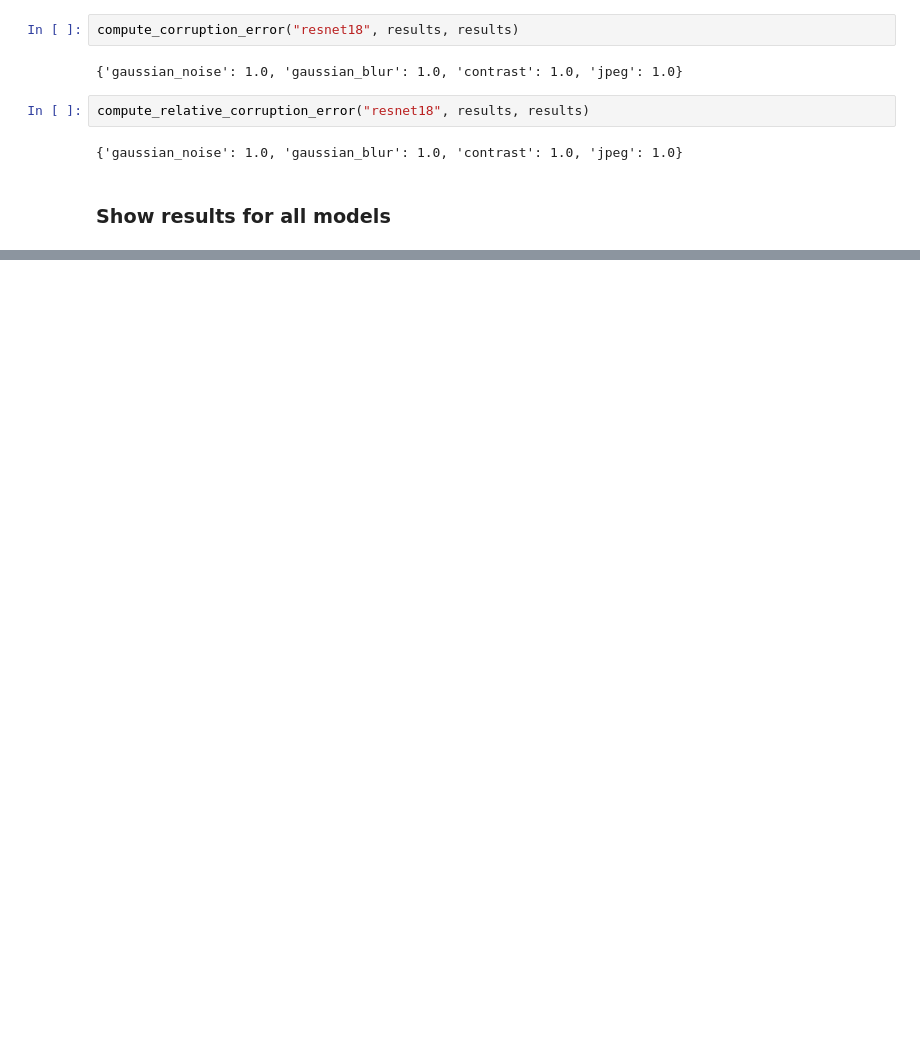
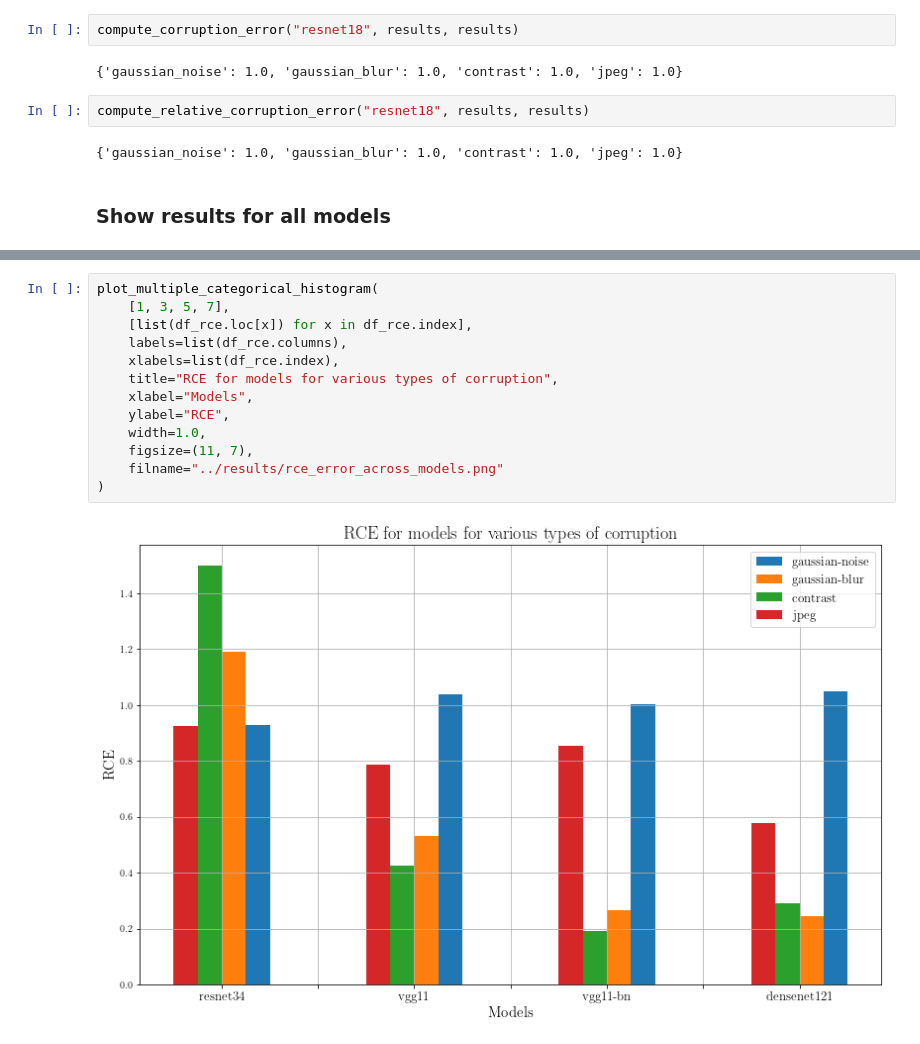
Before and after one commit to bpiyush/DL1Labs, a Jupyter notebook: assignment_2_13677640/part1/test_notebooks/visualize_results.ipynb, the cells around one changed output, grey strips where cells are left out. Cells and saved outputs as stored; diff of their text form; blank space fills up the shorter version.

```diff
--- a/assignment_2_13677640/part1/test_notebooks/visualize_results.ipynb
+++ b/assignment_2_13677640/part1/test_notebooks/visualize_results.ipynb
@@ -121,0 +214,15 @@ RCE
+# %%
+plot_multiple_categorical_histogram(
+    [1, 3, 5, 7],
+    [list(df_rce.loc[x]) for x in df_rce.index],
+    labels=list(df_rce.columns),
+    xlabels=list(df_rce.index),
+    title="RCE for models for various types of corruption",
+    xlabel="Models",
+    ylabel="RCE",
+    width=1.0,
+    figsize=(11, 7),
+    filname="../results/rce_error_across_models.png"
+)
+# %% [output]
+[figure, added]
```
Also changed, not shown: parts of 12 cells of this notebook, 7 other files.
